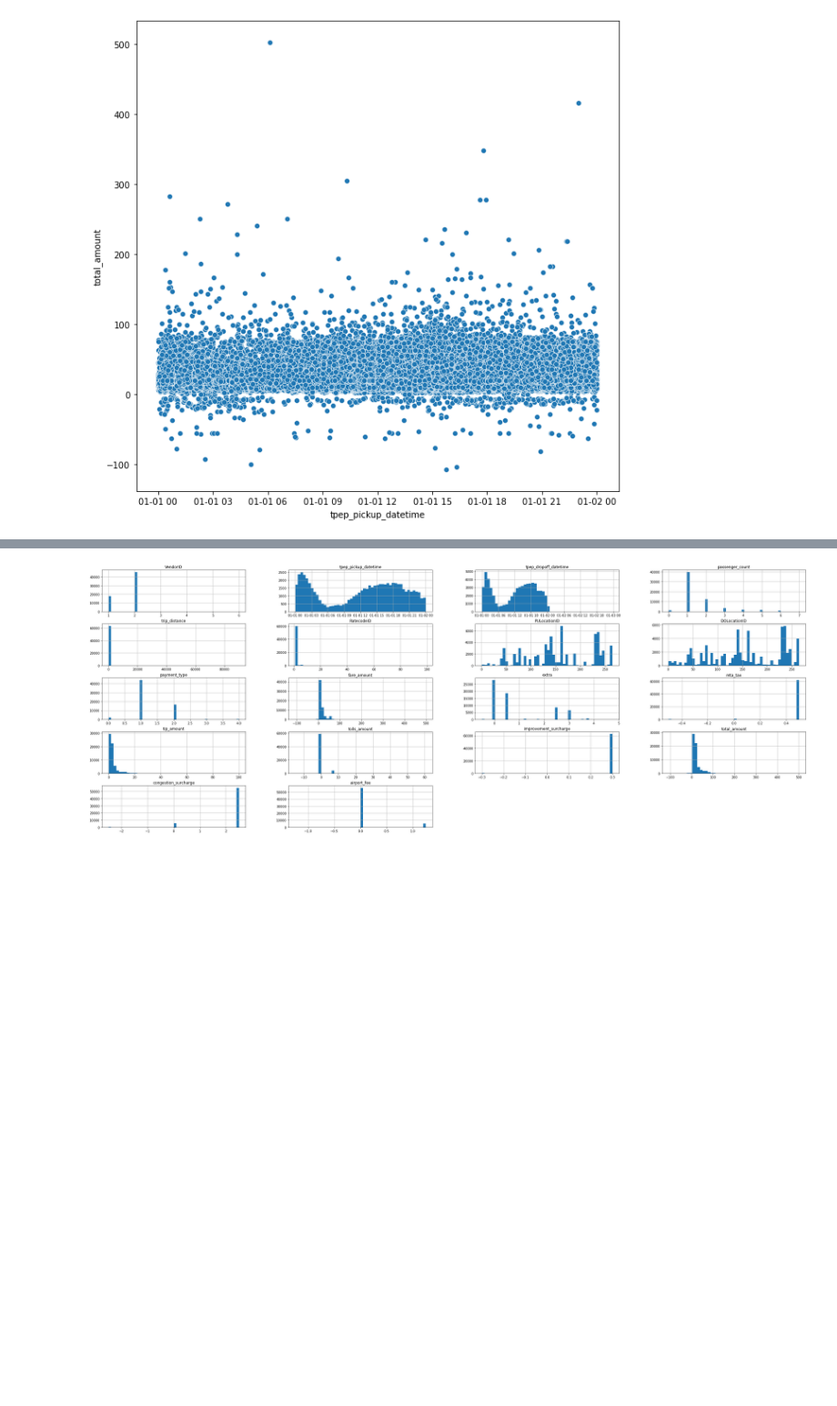
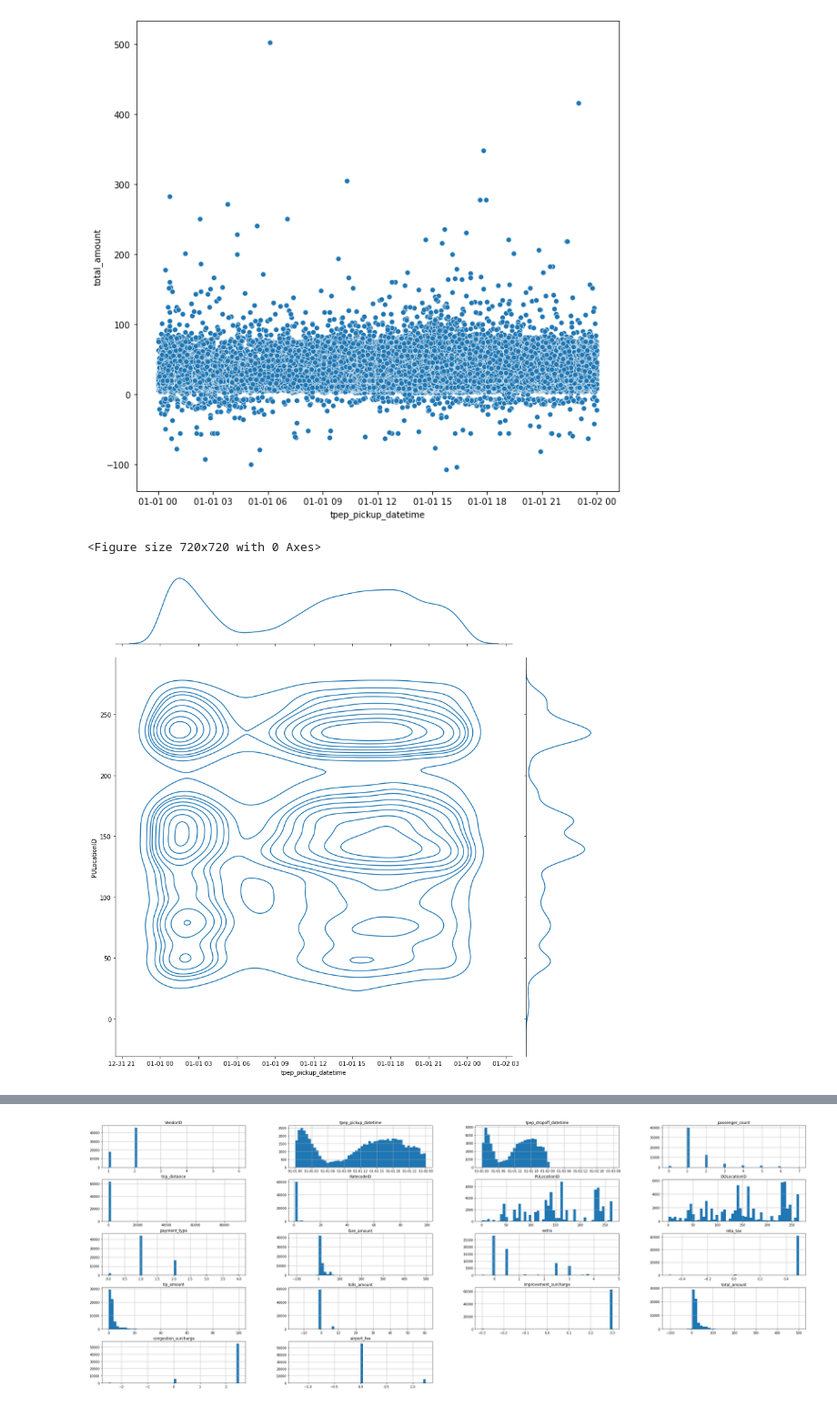
Before and after one commit to 99mini/pyDataTest, a Jupyter notebook: taxi_data_ana.ipynb, the cells around one changed output, grey strips where cells are left out. Shown at 91% size. Saved outputs shown, nothing was run; the diff lists cells and outputs as text; code cells hidden in the pictures; blank space fills up the shorter version.

Commit message:
add dense graph

```diff
--- a/taxi_data_ana.ipynb
+++ b/taxi_data_ana.ipynb
@@ -102,5 +98,6 @@ print(df['tpep_pickup_datetime'].str.contains("2009").sum())
 8
 # %%
+df = df[~df['tpep_pickup_datetime'].str.contains("2008", na=False, case=False)]
 df = df[~df['tpep_pickup_datetime'].str.contains("2009", na=False, case=False)]
 df['tpep_pickup_datetime']= pd.to_datetime(df['tpep_pickup_datetime'])
 # %%
@@ -152,3 +154,10 @@ sns.scatterplot(data=df, x='tpep_pickup_datetime', y = 'total_amount')
 # %% [output]
 <AxesSubplot:xlabel='tpep_pickup_datetime', ylabel='total_amount'>
 [figure]
+# %%
+plt.figure(figsize=(10,10))
+sns.jointplot(x="tpep_pickup_datetime", y="PULocationID", data=df, kind="kde",height=12)
+plt.show()
+# %% [output]
+<Figure size 720x720 with 0 Axes>
+[figure, added]
```
Also changed, not shown: parts of 7 cells of this notebook.
